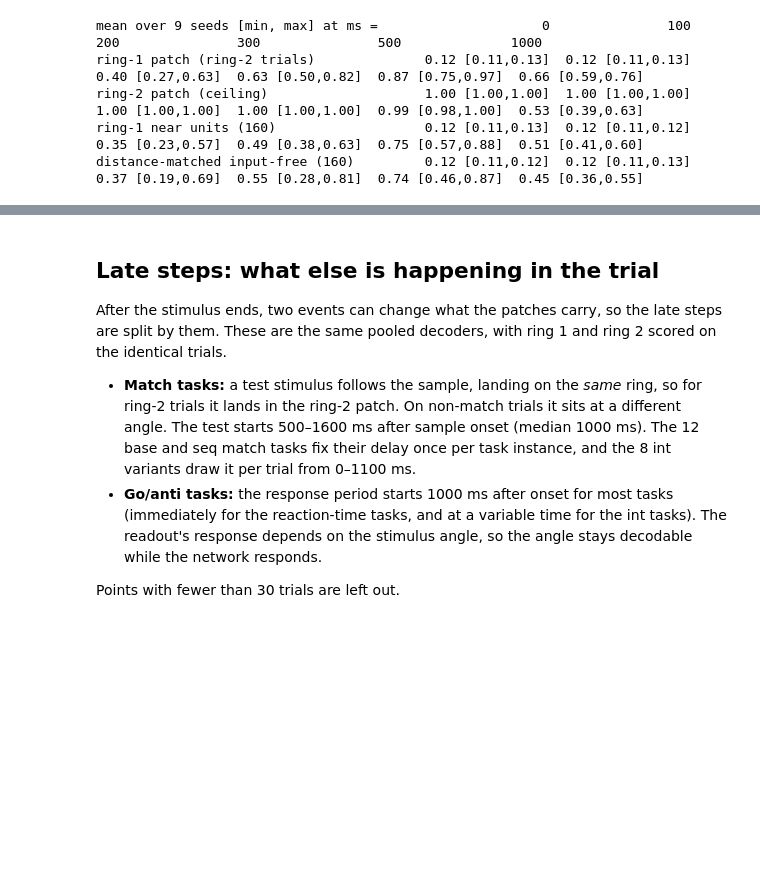
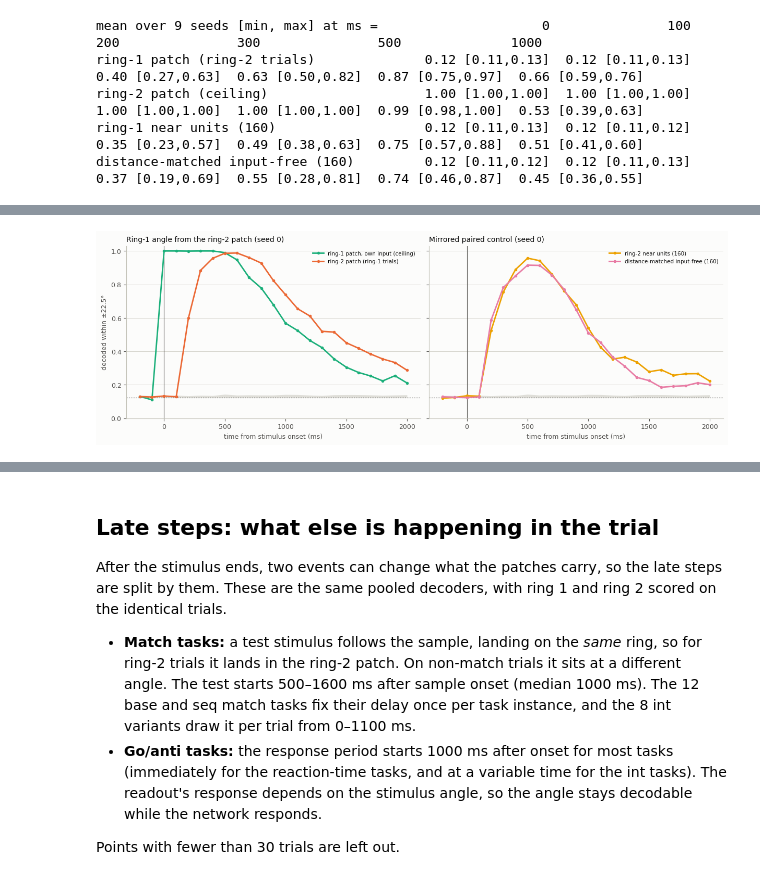
Before and after one commit to cory-wu/cortical, a Jupyter notebook: notebooks/03_sensory_decoding.ipynb, the cells around one changed output, grey strips where cells are left out. Drawn from its saved outputs; the diff is of its cells as text; code cells hidden in the pictures; blank space fills up the shorter version.

```diff
--- a/notebooks/03_sensory_decoding.ipynb
+++ b/notebooks/03_sensory_decoding.ipynb
@@ -42,6 +42,8 @@ COLORS = {  # categorical slots 1-5, validated; every line also carries a text l
     "ring1_self": "#1baf7a",
     "ring1_near": "#eda100",
     "matched": "#e87ba4",
+    "ring2_near": "#eda100",  # mirrored control: the same roles as ring1_near / matched
+    "matched_to_ring1": "#e87ba4",
 }
 LABELS = {
     "ring1": "ring-1 patch (ring-2 trials)",
@@ -49,6 +51,8 @@ LABELS = {
     "ring1_self": "ring-1 patch, own input (ring-1 trials)",
     "ring1_near": "ring-1 near units (160)",
     "matched": "distance-matched input-free (160)",
+    "ring2_near": "ring-2 near units (160)",
+    "matched_to_ring1": "distance-matched input-free (160)",
 }
 CHANCE = 1 / 8
 plt.rcParams.update(
@@ -185,9 +191,12 @@ def seed_curves(seed):
     net.load_state_dict(torch.load(path, map_location="cpu"))
     net = net.to(device).eval()
     seed_trials = collect(net, units=recorded, device=device)
-    on = seed_trials.modality == 2
     curves = {}
-    for name in ("ring1", "ring2", "ring1_near", "matched"):
+    # (direction, region, stimulated ring): forward decodes ring-2 stimuli, mirror ring-1 stimuli
+    jobs = [("forward", n, 2) for n in ("ring1", "ring2", "ring1_near", "matched")]
+    jobs += [("mirror", n, 1) for n in ("ring2", "ring1", "ring2_near", "matched_to_ring1")]
+    for direction, name, ring in jobs:
+        on = seed_trials.modality == ring
         cols = np.searchsorted(recorded, units_by_region[name])
         r = decode_over_time(
             seed_trials.activity[on][:, :, cols],
@@ -197,7 +206,7 @@ def seed_curves(seed):
             n_shuffles=0,
             seed=0,
         )
-        curves[name] = r.accuracy
+        curves[direction, name] = r.accuracy
     return curves
 
 
@@ -210,7 +219,7 @@ for ax, names, title in (
     ax.axhline(CHANCE, color=MUTED, lw=0.8, ls=(0, (2, 2)))
     ax.axvline(0, color=MUTED, lw=0.8)
     for name in names:
-        stack = np.array([by_seed[s][name] for s in SEED_RANGE])
+        stack = np.array([by_seed[s]["forward", name] for s in SEED_RANGE])
         ax.fill_between(tau * 100, stack.min(0), stack.max(0), color=COLORS[name], alpha=0.2, lw=0)
         ax.plot(
             tau * 100, stack.mean(0), color=COLORS[name], lw=2, marker="o", ms=3, label=LABELS[name]
@@ -226,7 +235,7 @@ plt.show()
 shown = [0, 1, 2, 3, 5, 10]
 print(f"{'mean over 9 seeds [min, max] at ms =':40s}" + "".join(f"{s * 100:>18d}" for s in shown))
 for name in ("ring1", "ring2", "ring1_near", "matched"):
-    stack = np.array([by_seed[s][name] for s in SEED_RANGE])
+    stack = np.array([by_seed[s]["forward", name] for s in SEED_RANGE])
     cells = [
         f"{stack[:, i].mean():.2f} [{stack[:, i].min():.2f},{stack[:, i].max():.2f}]"
         for i in (np.flatnonzero(tau == s)[0] for s in shown)
@@ -241,0 +255,73 @@ distance-matched input-free (160)         0.12 [0.11,0.12]  0.12 [0.11,0.13]  0.
+# %%
+def run_on(name, ring):
+    on = trials.modality == ring
+    cols = np.searchsorted(recorded, units_by_region[name])
+    return decode_over_time(
+        trials.activity[on][:, :, cols], trials.angle[on], trials.valid[on], trials.task[on], seed=0
+    )
+
+
+mirrored = {name: run_on(name, 1) for name in ("ring2", "ring2_near", "matched_to_ring1")}
+mirror_null = np.max([r.null95 for r in mirrored.values()], axis=0)
+fig, (left, right) = plt.subplots(1, 2, figsize=(12, 4), layout="constrained", sharey=True)
+for ax, curves, title in (
+    (left, {"ring1_self": results["ring1_self"][0].accuracy, "ring2": mirrored["ring2"].accuracy},
+     "Ring-1 angle from the ring-2 patch (seed 0)"),
+    (right, {n: mirrored[n].accuracy for n in ("ring2_near", "matched_to_ring1")},
+     "Mirrored paired control (seed 0)"),
+):  # fmt: skip
+    ax.fill_between(tau_ms, CHANCE, mirror_null, color=RULE, alpha=0.5, lw=0)
+    ax.axhline(CHANCE, color=MUTED, lw=0.8, ls=(0, (2, 2)))
+    ax.axvline(0, color=MUTED, lw=0.8)
+    for name, acc in curves.items():
+        label = "ring-2 patch (ring-1 trials)" if name == "ring2" else LABELS[name]
+        if name == "ring1_self":
+            label = "ring-1 patch, own input (ceiling)"
+        ax.plot(tau_ms, acc, color=COLORS[name], lw=2, marker="o", ms=3, label=label)
+    ax.set_ylim(0, 1.03)
+    ax.set_xlabel("time from stimulus onset (ms)")
+    ax.set_title(title, loc="left", fontsize=10)
+    ax.grid(axis="y", color=RULE, lw=0.5)
+    ax.legend(loc="upper right", frameon=False, fontsize=7.5)
+left.set_ylabel("decoded within ±22.5°")
+plt.show()
+
+fig, (both, pairs) = plt.subplots(1, 2, figsize=(12, 3.8), layout="constrained", sharey=True)
+for direction, name, color, label in (
+    ("forward", "ring1", COLORS["ring1"], "ring-2 angle in the ring-1 patch"),
+    ("mirror", "ring2", COLORS["ring2"], "ring-1 angle in the ring-2 patch"),
+):
+    stack = np.array([by_seed[s][direction, name] for s in SEED_RANGE])
+    both.fill_between(tau * 100, stack.min(0), stack.max(0), color=color, alpha=0.2, lw=0)
+    both.plot(tau * 100, stack.mean(0), color=color, lw=2, marker="o", ms=3, label=label)
+for name in ("ring2_near", "matched_to_ring1"):
+    stack = np.array([by_seed[s]["mirror", name] for s in SEED_RANGE])
+    pairs.fill_between(tau * 100, stack.min(0), stack.max(0), color=COLORS[name], alpha=0.2, lw=0)
+    pairs.plot(
+        tau * 100, stack.mean(0), color=COLORS[name], lw=2, marker="o", ms=3, label=LABELS[name]
+    )
+both.set_title("Both directions, 9 seeds", loc="left", fontsize=10)
+pairs.set_title("Mirrored paired control, 9 seeds", loc="left", fontsize=10)
+for ax in (both, pairs):
+    ax.axhline(CHANCE, color=MUTED, lw=0.8, ls=(0, (2, 2)))
+    ax.axvline(0, color=MUTED, lw=0.8)
+    ax.set_ylim(0, 1.05)
+    ax.set_xlabel("time from stimulus onset (ms)")
+    ax.grid(axis="y", color=RULE, lw=0.5)
+    ax.legend(loc="upper right", frameon=False, fontsize=7.5)
+both.set_ylabel("decoded within ±22.5°")
+plt.show()
+
+window = (tau >= 2) & (tau <= 8)
+forward = np.array([by_seed[s]["forward", "ring1"][window].mean() for s in SEED_RANGE])
+mirror = np.array([by_seed[s]["mirror", "ring2"][window].mean() for s in SEED_RANGE])
+diff = mirror - forward
+t_stat = diff.mean() / (diff.std(ddof=1) / np.sqrt(len(diff)))
+print("mean accuracy over 200-800 ms, per seed")
+print("  forward (ring-2 angle in ring 1):", np.round(forward, 2))
+print("  mirror  (ring-1 angle in ring 2):", np.round(mirror, 2))
+print(
+    f"  mirror - forward: mean {diff.mean():+.3f}, higher in {np.sum(diff > 0)} of 9 seeds, paired t = {t_stat:.2f}"
+)
+# %% [output]
+[figure, added]
```
Also changed, not shown: parts of 5 cells of this notebook.
